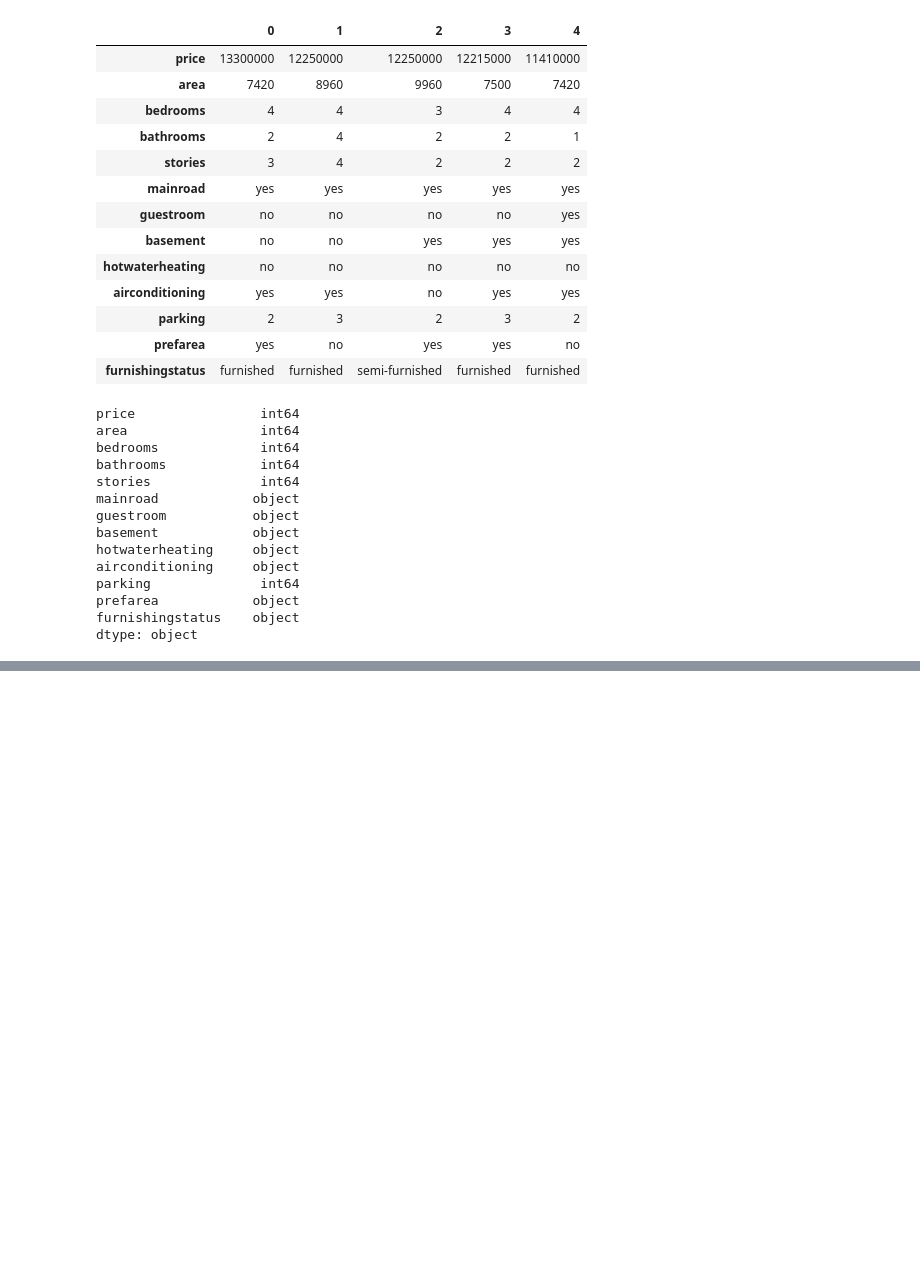
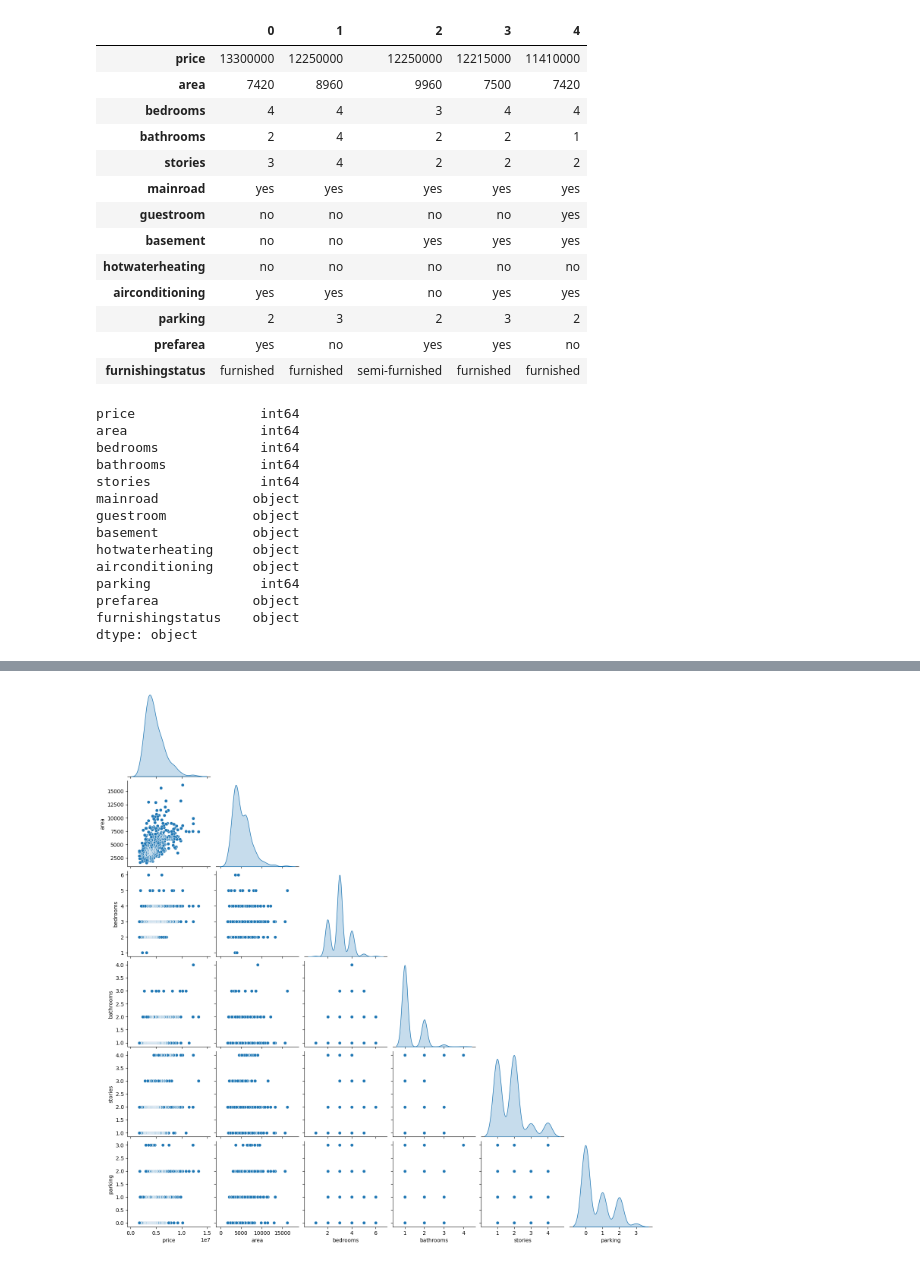
Before and after one commit to EfomahFidelis/Housing-Price-Prediction, a Jupyter notebook: housing_price_prediction.ipynb, the cells around one changed output, grey strips where cells are left out. Drawn from its saved outputs; the diff is of its cells as text; code cells hidden in the pictures; blank space fills up the shorter version.

```diff
--- a/housing_price_prediction.ipynb
+++ b/housing_price_prediction.ipynb
@@ -63,0 +137,6 @@ dtype: object
+# %%
+# Using Pair plots to further explore the relationships between numeric features
+sns.pairplot(df, diag_kind='kde', corner=True)
+plt.show()
+# %% [output]
+[figure, added]
```
Also changed, not shown: parts of 8 cells of this notebook.
